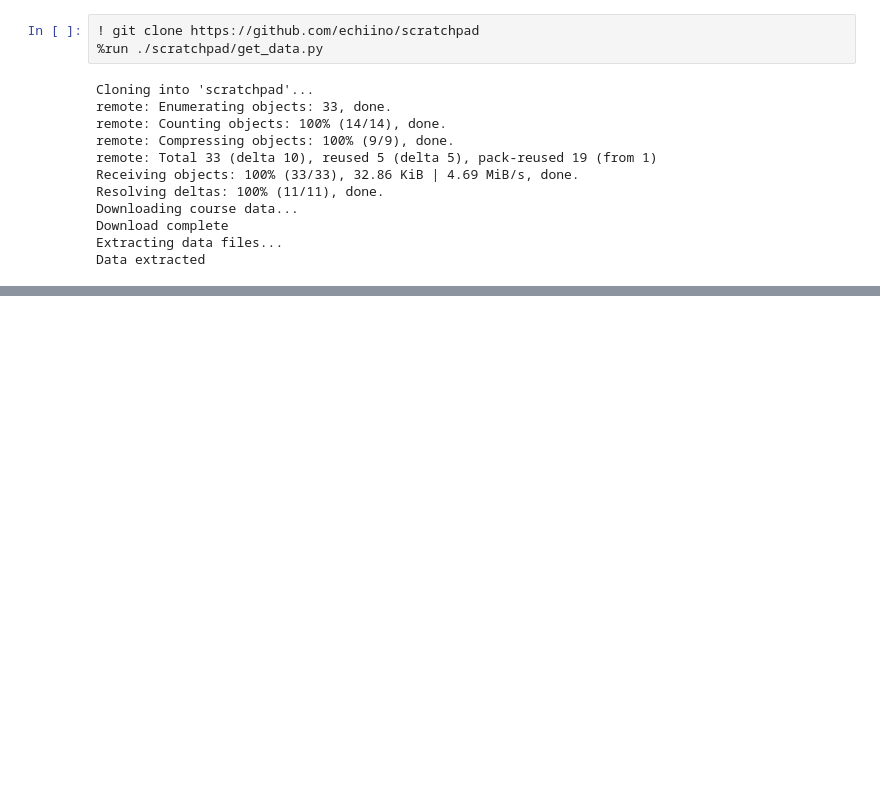
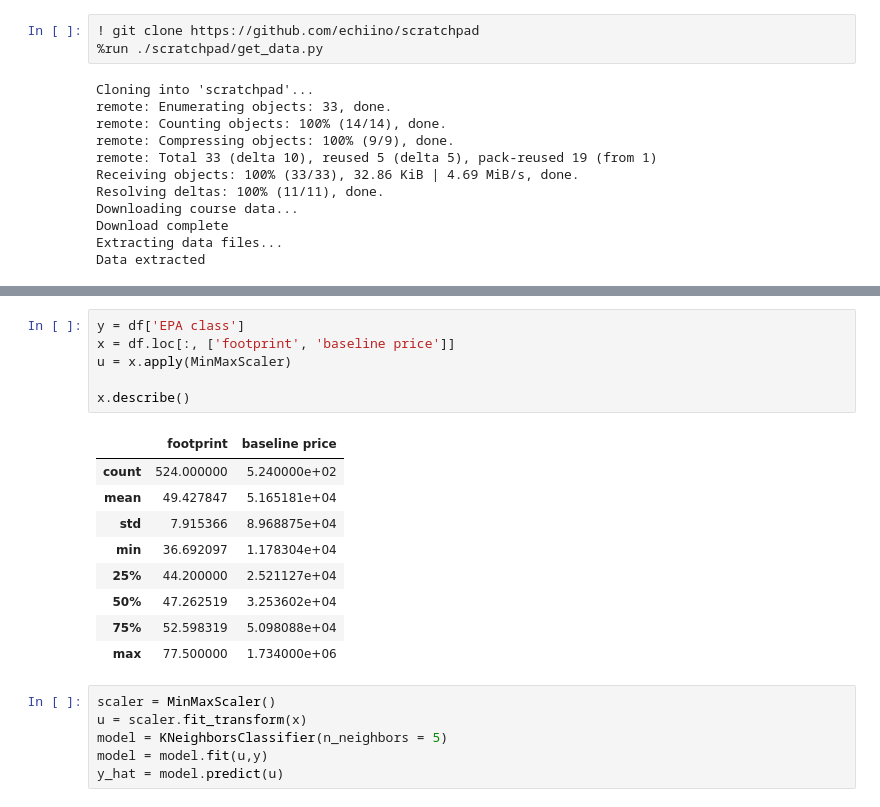
Before and after one commit to echiino/scratchpad, a Jupyter notebook: nb_2026_02_03.ipynb, the cells around one changed output, grey strips where cells are left out. Drawn from its saved outputs; the diff is of its cells as text; blank space fills up the shorter version.

```diff
--- a/nb_2026_02_03.ipynb
+++ b/nb_2026_02_03.ipynb
@@ -32,0 +59,22 @@ df.head()
+# %%
+y = df['EPA class']
+x = df.loc[:, ['footprint', 'baseline price']]
+u = x.apply(MinMaxScaler)
+
+x.describe()
+# %% [output]
+|  | footprint | baseline price |
+| count | 524.000000 | 5.240000e+02 |
+| mean | 49.427847 | 5.165181e+04 |
+| std | 7.915366 | 8.968875e+04 |
+| min | 36.692097 | 1.178304e+04 |
+| 25% | 44.200000 | 2.521127e+04 |
+| 50% | 47.262519 | 3.253602e+04 |
+| 75% | 52.598319 | 5.098088e+04 |
+| max | 77.500000 | 1.734000e+06 |
+# %%
+scaler = MinMaxScaler()
+u = scaler.fit_transform(x)
+model = KNeighborsClassifier(n_neighbors = 5)
+model = model.fit(u,y)
+y_hat = model.predict(u)
```
Also changed, not shown: parts of 3 cells of this notebook.
